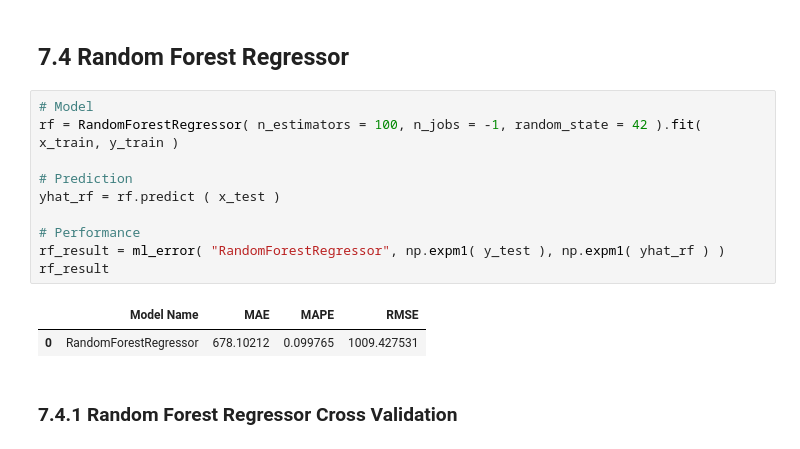
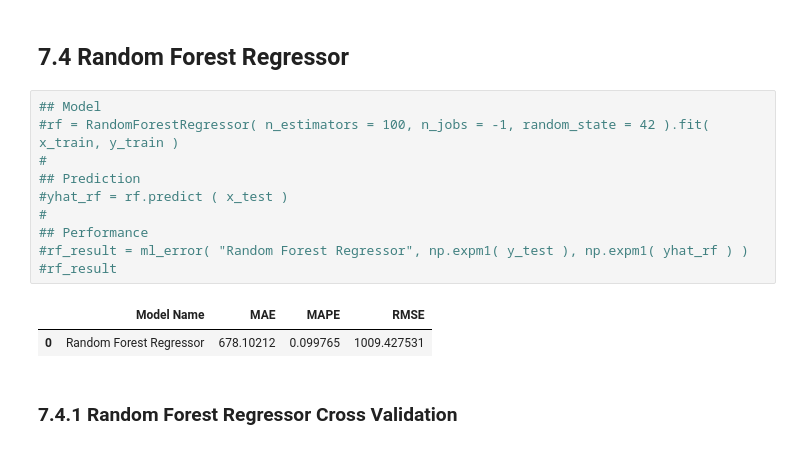
Before and after one commit to andreaugustorossi/Rossmann-Kaggle, a Jupyter notebook: Rossmann_Time_Series.ipynb, the cells around one changed output. Cells and saved outputs as stored; diff of their text form.

```diff
--- a/Rossmann_Time_Series.ipynb
+++ b/Rossmann_Time_Series.ipynb
@@ -1251,18 +1250,18 @@ lrr_result_cv
 # %% [markdown]
 ## 7.4 Random Forest Regressor
 # %%
-# Model
-rf = RandomForestRegressor( n_estimators = 100, n_jobs = -1, random_state = 42 ).fit( x_train, y_train )
-
-# Prediction
-yhat_rf = rf.predict ( x_test )
-
-# Performance
-rf_result = ml_error( "RandomForestRegressor", np.expm1( y_test ), np.expm1( yhat_rf ) )
-rf_result
+## Model
+#rf = RandomForestRegressor( n_estimators = 100, n_jobs = -1, random_state = 42 ).fit( x_train, y_train )
+#
+## Prediction
+#yhat_rf = rf.predict ( x_test )
+#
+## Performance
+#rf_result = ml_error( "Random Forest Regressor", np.expm1( y_test ), np.expm1( yhat_rf ) )
+#rf_result
 # %% [output]
 |  | Model Name | MAE | MAPE | RMSE |
-| 0 | RandomForestRegressor | 678.10212 | 0.099765 | 1009.427531 |
+| 0 | Random Forest Regressor | 678.10212 | 0.099765 | 1009.427531 |
 # %% [markdown]
 ### 7.4.1 Random Forest Regressor Cross Validation
 # %%
```
Also changed, not shown: parts of 23 cells of this notebook.
